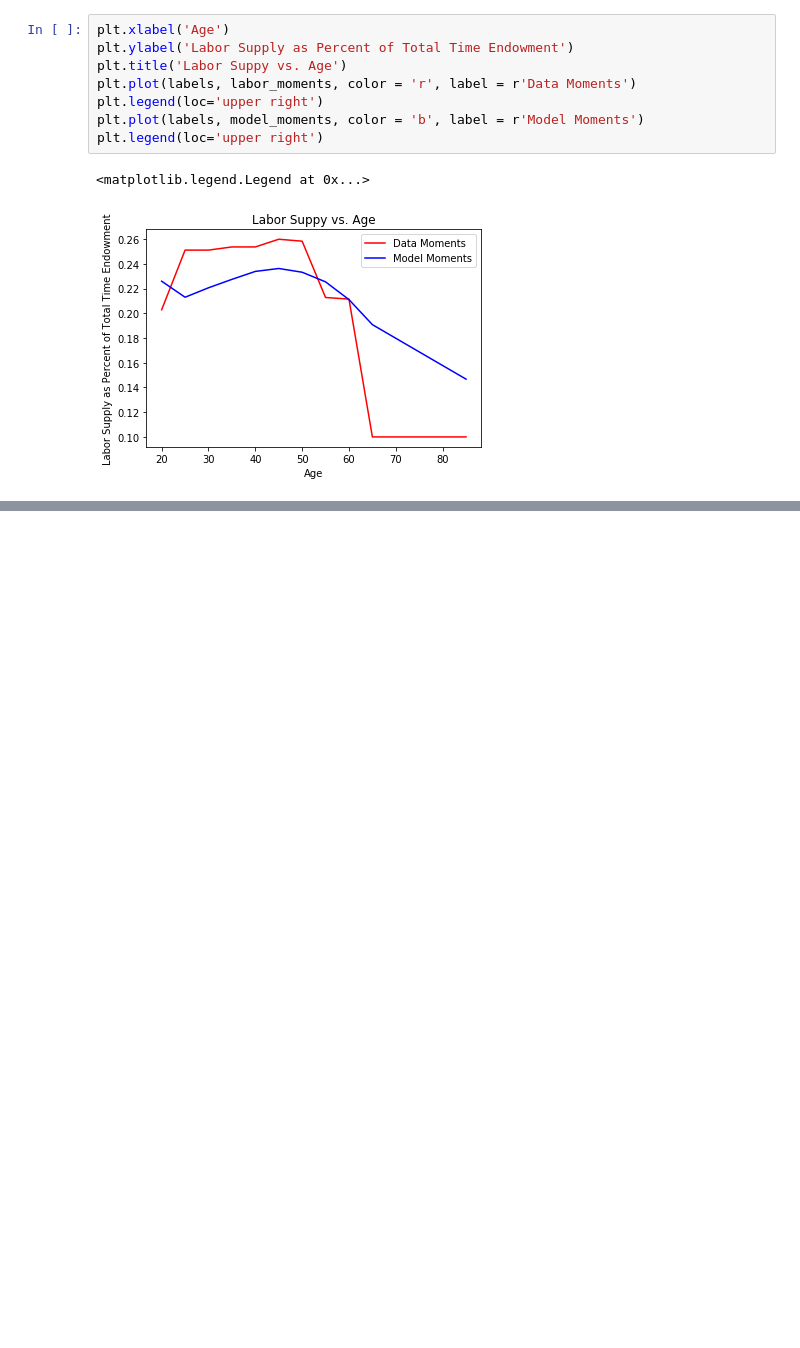
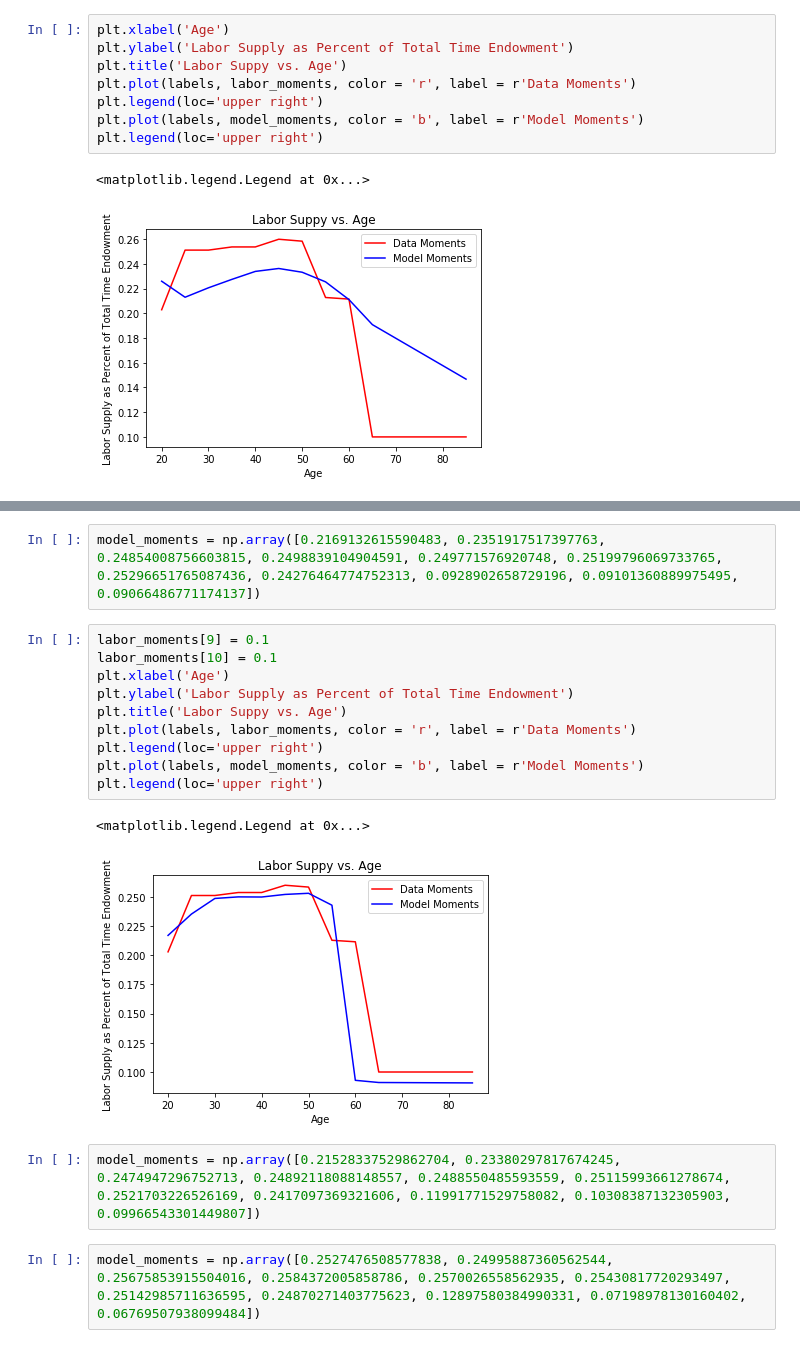
Before and after one commit to keiirizawa/OG-USA, a Jupyter notebook: Chebyshev.ipynb, the cells around one changed output, grey strips where cells are left out. Saved outputs shown, nothing was run; the diff lists cells and outputs as text; blank space fills up the shorter version.

```diff
--- a/Chebyshev.ipynb
+++ b/Chebyshev.ipynb
@@ -366,0 +380,19 @@ plt.legend(loc='upper right')
+# %%
+model_moments = np.array([0.2169132615590483, 0.2351917517397763, 0.24854008756603815, 0.2498839104904591, 0.249771576920748, 0.25199796069733765, 0.25296651765087436, 0.24276464774752313, 0.0928902658729196, 0.09101360889975495, 0.09066486771174137])
+# %%
+labor_moments[9] = 0.1
+labor_moments[10] = 0.1
+plt.xlabel('Age')
+plt.ylabel('Labor Supply as Percent of Total Time Endowment')
+plt.title('Labor Suppy vs. Age')
+plt.plot(labels, labor_moments, color = 'r', label = r'Data Moments')
+plt.legend(loc='upper right')
+plt.plot(labels, model_moments, color = 'b', label = r'Model Moments')
+plt.legend(loc='upper right')
+# %% [output]
+<matplotlib.legend.Legend at 0x...>
+[figure, added]
+# %%
+model_moments = np.array([0.21528337529862704, 0.23380297817674245, 0.2474947296752713, 0.24892118088148557, 0.2488550485593559, 0.25115993661278674, 0.2521703226526169, 0.2417097369321606, 0.11991771529758082, 0.10308387132305903, 0.09966543301449807])
+# %%
+model_moments = np.array([0.2527476508577838, 0.24995887360562544, 0.25675853915504016, 0.2584372005858786, 0.2570026558562935, 0.25430817720293497, 0.25142985711636595, 0.24870271403775623, 0.12897580384990331, 0.07198978130160402, 0.06769507938099484])
```
Also changed, not shown: parts of 21 cells of this notebook, 4 other files.
